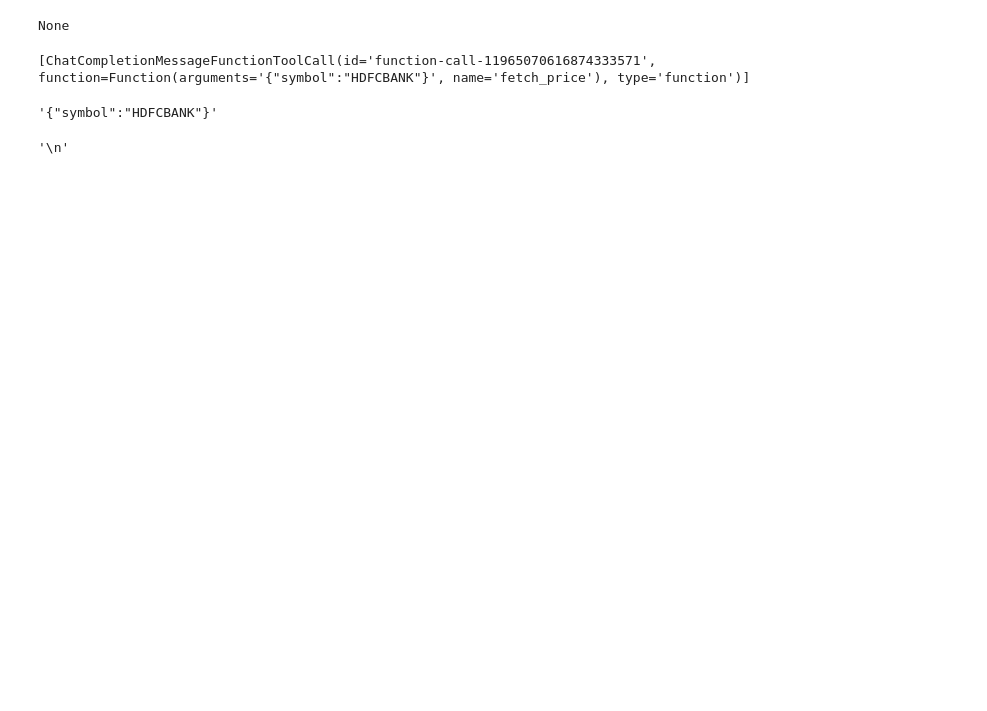
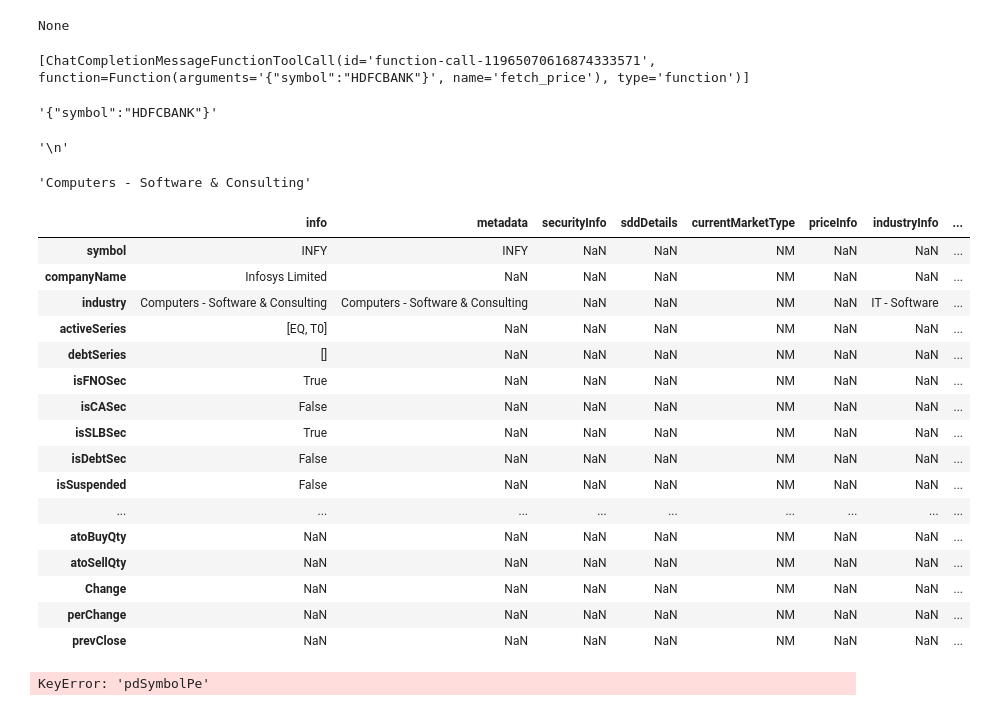
Before and after one commit to godhunter98/simple_agents, a Jupyter notebook: testing_agents.ipynb, the cells around one changed output. Drawn from its saved outputs; the diff is of its cells as text; code cells hidden in the pictures; blank space fills up the shorter version.

```diff
--- a/testing_agents.ipynb
+++ b/testing_agents.ipynb
@@ -250,0 +191,39 @@ agent("What is the price of Infosys stock?")
+# %%
+url = "https://www.nseindia.com/api/quote-equity?symbol=INFY"
+data = nsefetch(url)
+# %%
+data['info']['industry']
+# %% [output]
+'Computers - Software & Consulting'
+# %%
+# Set options to display all rows and columns
+pd.set_option('display.max_rows', None)
+pd.set_option('display.max_columns', None)
+# Optionally set max column width
+pd.set_option('display.max_colwidth', None)
+# %%
+data = pd.DataFrame(data)
+# %%
+data
+# %% [output]
+|  | info | metadata | securityInfo | sddDetails | currentMarketType | priceInfo | industryInfo | ... |
+| symbol | INFY | INFY | NaN | NaN | NM | NaN | NaN | ... |
+| companyName | Infosys Limited | NaN | NaN | NaN | NM | NaN | NaN | ... |
+| industry | Computers - Software & Consulting | Computers - Software & Consulting | NaN | NaN | NM | NaN | IT - Software | ... |
+| activeSeries | [EQ, T0] | NaN | NaN | NaN | NM | NaN | NaN | ... |
+| debtSeries | [] | NaN | NaN | NaN | NM | NaN | NaN | ... |
+| isFNOSec | True | NaN | NaN | NaN | NM | NaN | NaN | ... |
+| isCASec | False | NaN | NaN | NaN | NM | NaN | NaN | ... |
+| isSLBSec | True | NaN | NaN | NaN | NM | NaN | NaN | ... |
+| isDebtSec | False | NaN | NaN | NaN | NM | NaN | NaN | ... |
+| isSuspended | False | NaN | NaN | NaN | NM | NaN | NaN | ... |
+| ... | ... | ... | ... | ... | ... | ... | ... | ... |
+| atoBuyQty | NaN | NaN | NaN | NaN | NM | NaN | NaN | ... |
+| atoSellQty | NaN | NaN | NaN | NaN | NM | NaN | NaN | ... |
+| Change | NaN | NaN | NaN | NaN | NM | NaN | NaN | ... |
+| perChange | NaN | NaN | NaN | NaN | NM | NaN | NaN | ... |
+| prevClose | NaN | NaN | NaN | NaN | NM | NaN | NaN | ... |
+# %%
+data['pdSymbolPe']
+# %% [output]
+KeyError: 'pdSymbolPe'
```
Also changed, not shown: parts of 9 cells of this notebook, 4 other files.
